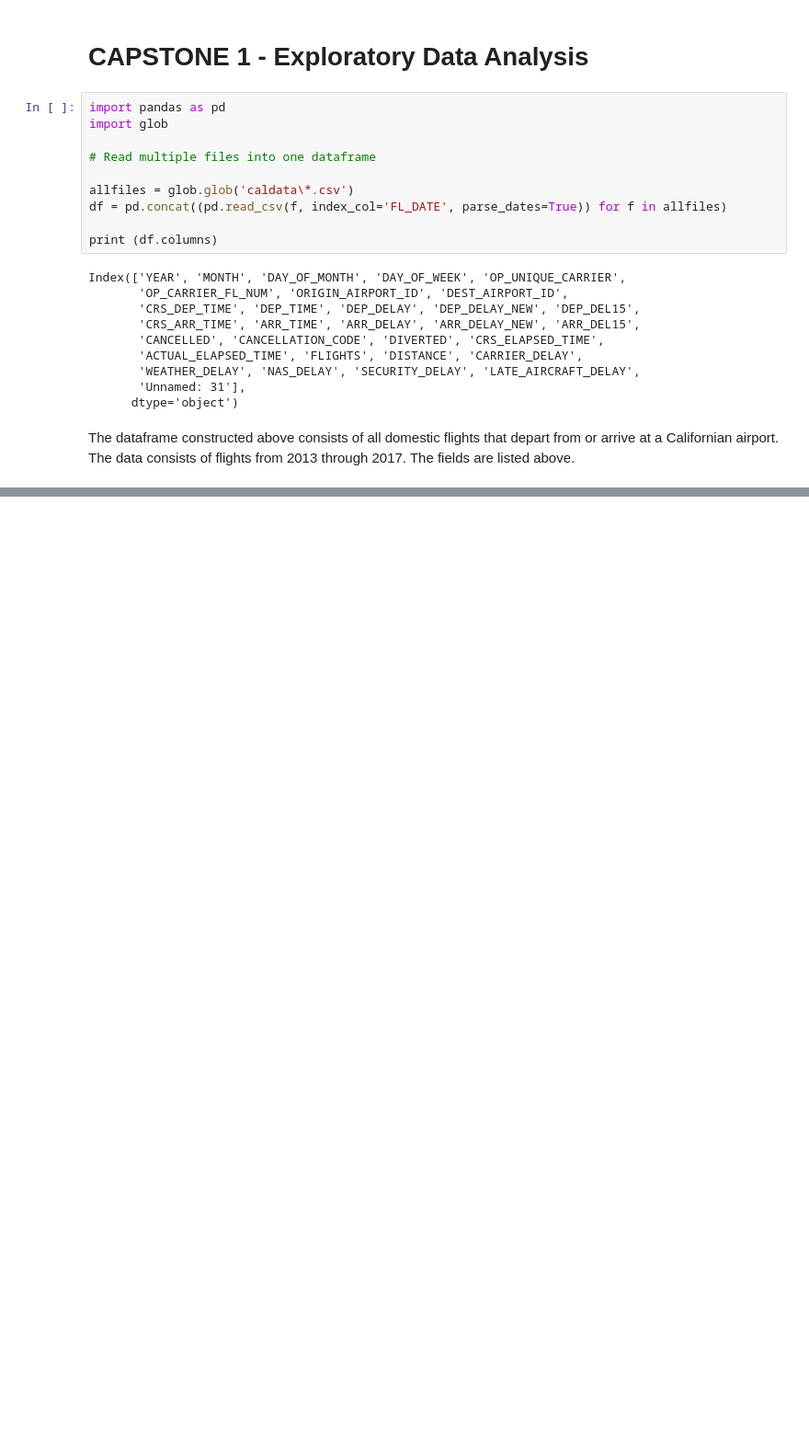
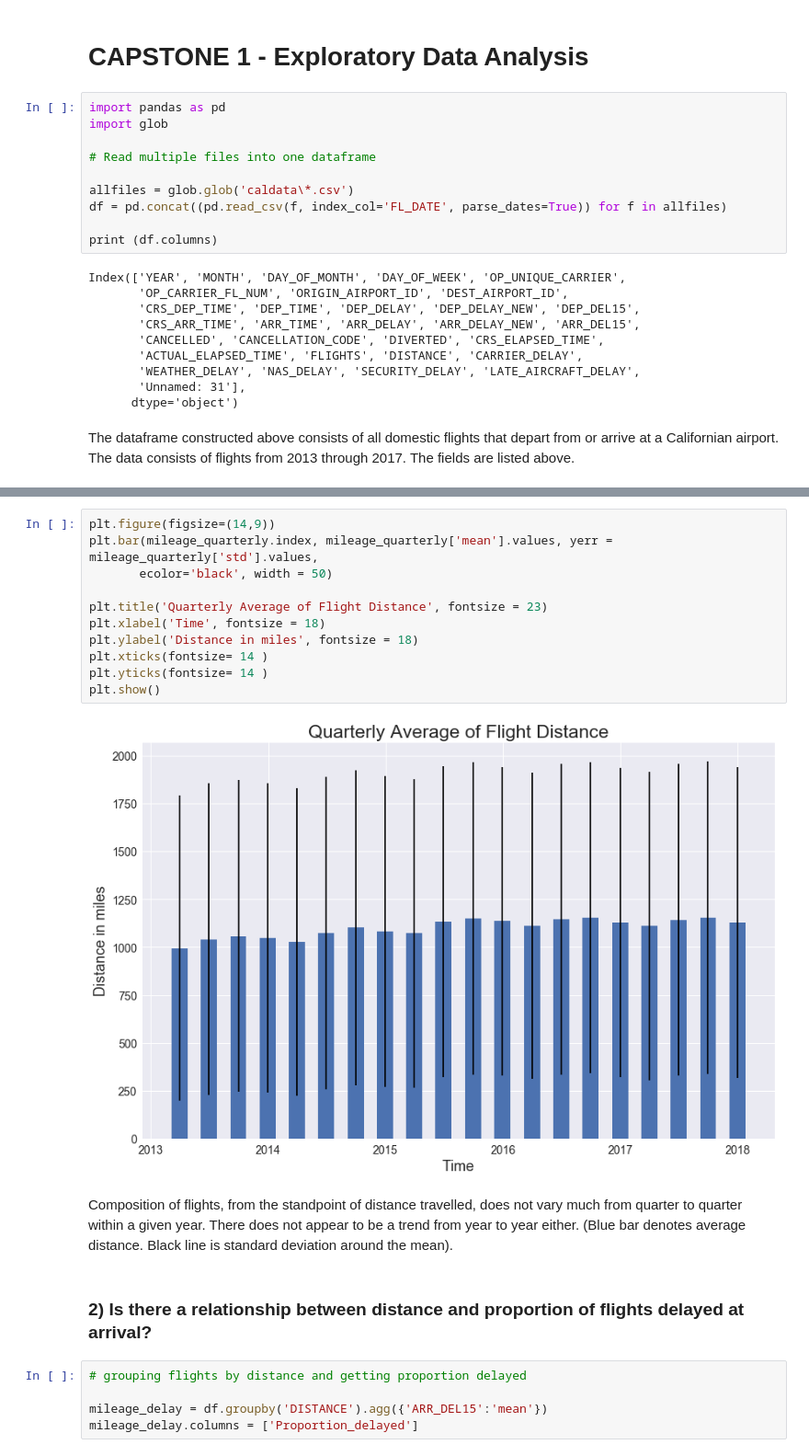
Before and after one commit to shudeep23/Springboard, a Jupyter notebook: Capstone1/EDA.ipynb, the cells around one changed output, grey strips where cells are left out. Shown at 92% size. Drawn from its saved outputs; the diff is of its cells as text; blank space fills up the shorter version.

```diff
--- a/Capstone1/EDA.ipynb
+++ b/Capstone1/EDA.ipynb
@@ -157,0 +111,22 @@ plt.show()
+# %%
+plt.figure(figsize=(14,9))
+plt.bar(mileage_quarterly.index, mileage_quarterly['mean'].values, yerr = mileage_quarterly['std'].values,
+       ecolor='black', width = 50)
+
+plt.title('Quarterly Average of Flight Distance', fontsize = 23)
+plt.xlabel('Time', fontsize = 18)
+plt.ylabel('Distance in miles', fontsize = 18)
+plt.xticks(fontsize= 14 )
+plt.yticks(fontsize= 14 )
+plt.show()
+# %% [output]
+[figure, added]
+# %% [markdown]
+Composition of flights, from the standpoint of distance travelled, does not vary much from quarter to quarter within a given year. There does not appear to be a trend from year to year either. (Blue bar denotes average distance. Black line is standard deviation around the mean).
+# %% [markdown]
+### 2) Is there a relationship between distance and proportion of flights delayed at arrival?
+# %%
+# grouping flights by distance and getting proportion delayed
+
+mileage_delay = df.groupby('DISTANCE').agg({'ARR_DEL15':'mean'})
+mileage_delay.columns = ['Proportion_delayed']
```
Also changed, not shown: parts of 98 cells of this notebook.
